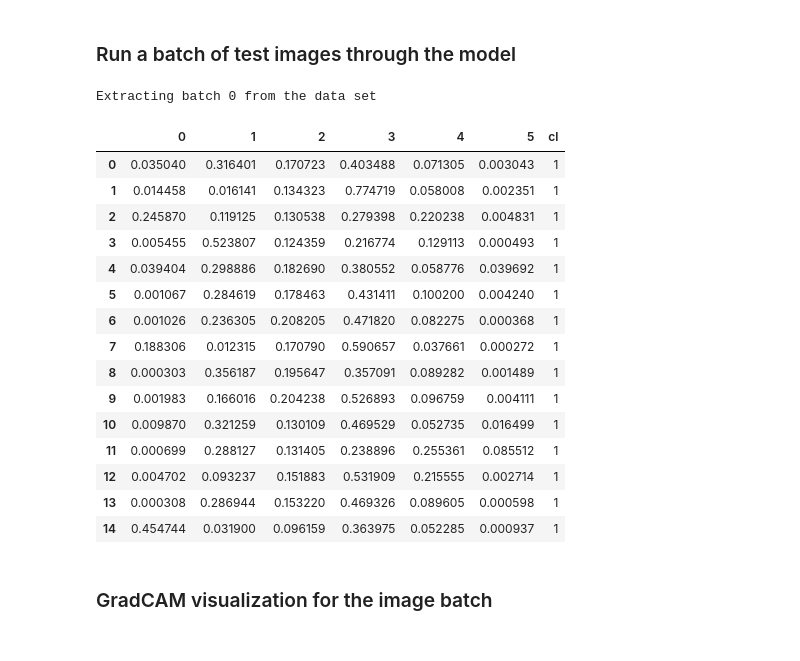
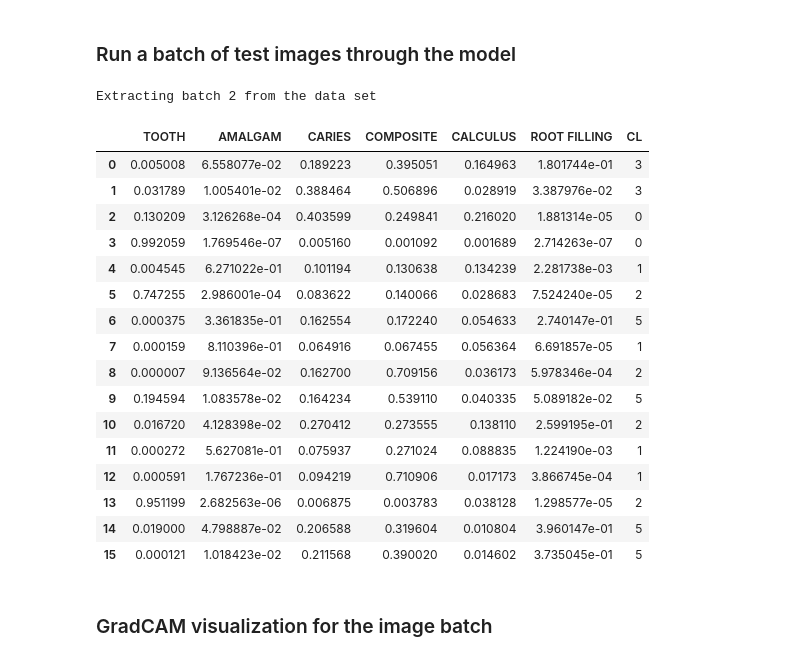
Before and after one commit to ccb-hms/computervision, a Jupyter notebook: notebooks/classification/10_explainable_ai.ipynb, the cells around one changed output. Saved outputs shown, nothing was run; the diff lists cells and outputs as text; code cells hidden in the pictures.

```diff
--- a/notebooks/classification/10_explainable_ai.ipynb
+++ b/notebooks/classification/10_explainable_ai.ipynb
@@ -209,7 +209,7 @@ test_transform = alb.Compose(resize_and_normalize)
 ### Create a data loader for the model ###
 # %%
 # First, we need a data set from the data frame
-test_dataset = DatasetFromDF(data=df.loc[df[file_col].isin(pred_df_cl_files)],
+test_dataset = DatasetFromDF(data=df,
                              image_dir=image_dir,
                              file_name_col=file_col,
                              label_id_col='category',
@@ -380,7 +262,7 @@ Found 0 images for class amalgam with mean score nan
 # %%
 # Run the test images through the model to get the scores for each class
 pred_df_batch_list = []
-for image_batch, label_batch in dl_cl:
+for image_batch, label_batch in dl:
     pred_df_batch = pd.DataFrame(sm(model(image_batch.to(device))).cpu().detach().numpy()).\
         assign(cl=list(label_batch.detach().numpy()))
     pred_df_batch_list.append(pred_df_batch)
@@ -389,4 +271,4 @@ pred_df = pd.concat(pred_df_batch_list, axis=0, ignore_index=True).\
     assign(checkpoint=checkpoint_name,
            model_name=model_name,
            model_number=model_number,
-           file_name=df_cl[file_col].values)
+           file_name=df[file_col].values)
@@ -393,42 +281,51 @@ pred_df = pd.concat(pred_df_batch_list, axis=0, ignore_index=True).\
 # %% [markdown]
 ### Run a batch of test images through the model ###
 # %%
-use_batch = 0
-for i, (image_batch, label_batch) in enumerate(iter(dl_cl)):
+use_batch = 2
+for i, (image_batch, label_batch) in enumerate(iter(dl)):
     if i == use_batch:
         print(f'Extracting batch {use_batch} from the data set')
         # Get the scores
         pred_df_batch = pd.DataFrame(sm(model(image_batch.to(device))).cpu().detach().numpy()).\
-            assign(cl=list(label_batch.detach().numpy()))
+            assign(CL=list(label_batch.detach().numpy()))
         break
+
+# Replace the column names
+cl_list = [id2label.get(i) for i in range(len(id2label))]
+cl_list = [col.upper() for col in cl_list]
+col_list = cl_list.copy()
+col_list.extend(['CL'])
+
+pred_df_batch.columns = col_list
 
 # We need to convert the mean and std into tensors
 image_std = torch.tensor(image_net_std)
 image_mean = torch.tensor(image_net_mean)
 
 # Un-normalize the images in the batch
 image_list = [torch.permute(image, (1, 2, 0)) for image in image_batch]
 image_list = [(torch.mul(image, image_std) + image_mean).detach().numpy() for image in image_list]
 
 display(pred_df_batch)
 # %% [output]
-Extracting batch 0 from the data set
+Extracting batch 2 from the data set
-|  | 0 | 1 | 2 | 3 | 4 | 5 | cl |
-| 0 | 0.035040 | 0.316401 | 0.170723 | 0.403488 | 0.071305 | 0.003043 | 1 |
-| 1 | 0.014458 | 0.016141 | 0.134323 | 0.774719 | 0.058008 | 0.002351 | 1 |
-| 2 | 0.245870 | 0.119125 | 0.130538 | 0.279398 | 0.220238 | 0.004831 | 1 |
-| 3 | 0.005455 | 0.523807 | 0.124359 | 0.216774 | 0.129113 | 0.000493 | 1 |
-| 4 | 0.039404 | 0.298886 | 0.182690 | 0.380552 | 0.058776 | 0.039692 | 1 |
-| 5 | 0.001067 | 0.284619 | 0.178463 | 0.431411 | 0.100200 | 0.004240 | 1 |
-| 6 | 0.001026 | 0.236305 | 0.208205 | 0.471820 | 0.082275 | 0.000368 | 1 |
-| 7 | 0.188306 | 0.012315 | 0.170790 | 0.590657 | 0.037661 | 0.000272 | 1 |
-| 8 | 0.000303 | 0.356187 | 0.195647 | 0.357091 | 0.089282 | 0.001489 | 1 |
-| 9 | 0.001983 | 0.166016 | 0.204238 | 0.526893 | 0.096759 | 0.004111 | 1 |
-| 10 | 0.009870 | 0.321259 | 0.130109 | 0.469529 | 0.052735 | 0.016499 | 1 |
-| 11 | 0.000699 | 0.288127 | 0.131405 | 0.238896 | 0.255361 | 0.085512 | 1 |
-| 12 | 0.004702 | 0.093237 | 0.151883 | 0.531909 | 0.215555 | 0.002714 | 1 |
-| 13 | 0.000308 | 0.286944 | 0.153220 | 0.469326 | 0.089605 | 0.000598 | 1 |
-| 14 | 0.454744 | 0.031900 | 0.096159 | 0.363975 | 0.052285 | 0.000937 | 1 |
+|  | TOOTH | AMALGAM | CARIES | COMPOSITE | CALCULUS | ROOT FILLING | CL |
+| 0 | 0.005008 | 6.558077e-02 | 0.189223 | 0.395051 | 0.164963 | 1.801744e-01 | 3 |
+| 1 | 0.031789 | 1.005401e-02 | 0.388464 | 0.506896 | 0.028919 | 3.387976e-02 | 3 |
+| 2 | 0.130209 | 3.126268e-04 | 0.403599 | 0.249841 | 0.216020 | 1.881314e-05 | 0 |
+| 3 | 0.992059 | 1.769546e-07 | 0.005160 | 0.001092 | 0.001689 | 2.714263e-07 | 0 |
+| 4 | 0.004545 | 6.271022e-01 | 0.101194 | 0.130638 | 0.134239 | 2.281738e-03 | 1 |
+| 5 | 0.747255 | 2.986001e-04 | 0.083622 | 0.140066 | 0.028683 | 7.524240e-05 | 2 |
+| 6 | 0.000375 | 3.361835e-01 | 0.162554 | 0.172240 | 0.054633 | 2.740147e-01 | 5 |
+| 7 | 0.000159 | 8.110396e-01 | 0.064916 | 0.067455 | 0.056364 | 6.691857e-05 | 1 |
+| 8 | 0.000007 | 9.136564e-02 | 0.162700 | 0.709156 | 0.036173 | 5.978346e-04 | 2 |
+| 9 | 0.194594 | 1.083578e-02 | 0.164234 | 0.539110 | 0.040335 | 5.089182e-02 | 5 |
+| 10 | 0.016720 | 4.128398e-02 | 0.270412 | 0.273555 | 0.138110 | 2.599195e-01 | 2 |
+| 11 | 0.000272 | 5.627081e-01 | 0.075937 | 0.271024 | 0.088835 | 1.224190e-03 | 1 |
+| 12 | 0.000591 | 1.767236e-01 | 0.094219 | 0.710906 | 0.017173 | 3.866745e-04 | 1 |
+| 13 | 0.951199 | 2.682563e-06 | 0.006875 | 0.003783 | 0.038128 | 1.298577e-05 | 2 |
+| 14 | 0.019000 | 4.798887e-02 | 0.206588 | 0.319604 | 0.010804 | 3.960147e-01 | 5 |
+| 15 | 0.000121 | 1.018423e-02 | 0.211568 | 0.390020 | 0.014602 | 3.735045e-01 | 5 |
 # %% [markdown]
 ### GradCAM visualization for the image batch ###
 # %%
```
Also changed, not shown: parts of 10 cells of this notebook.
